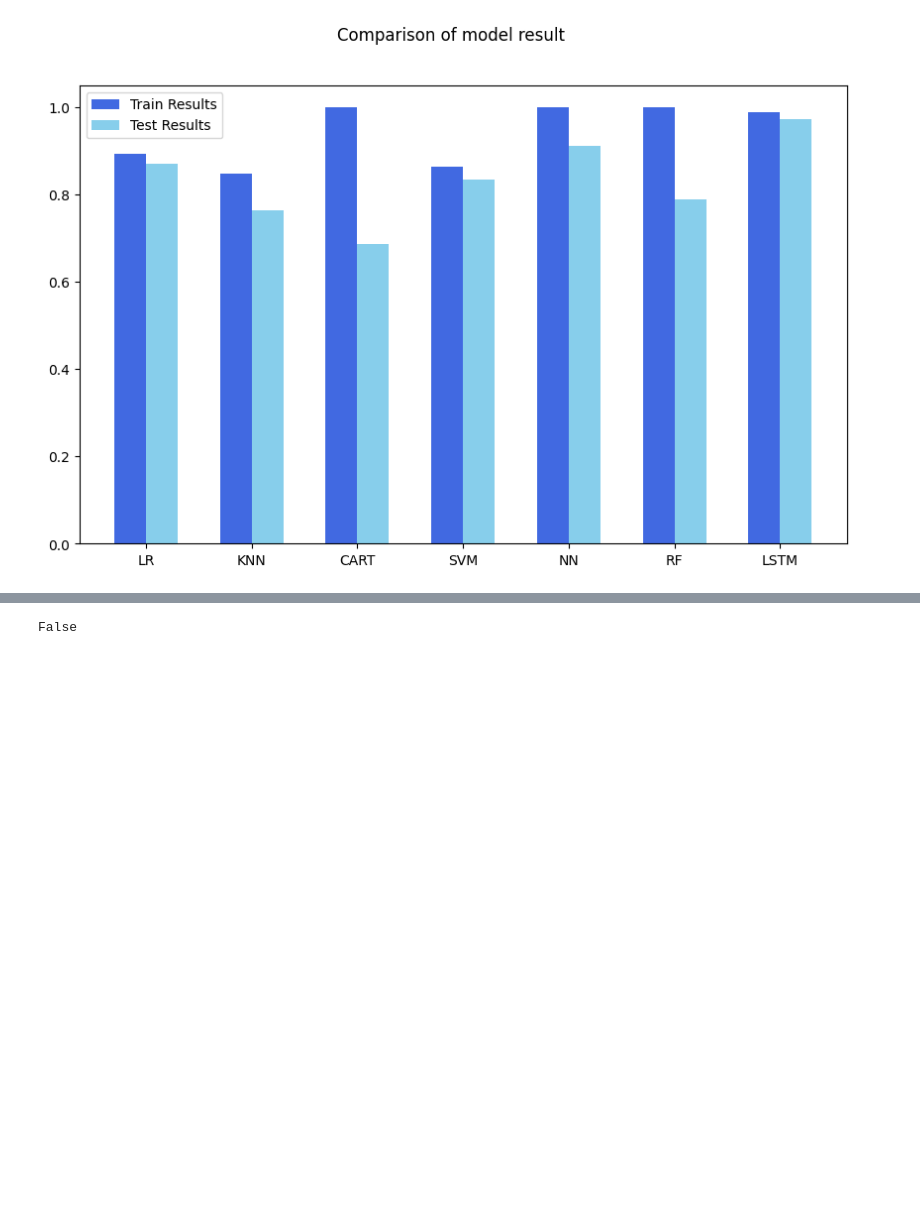
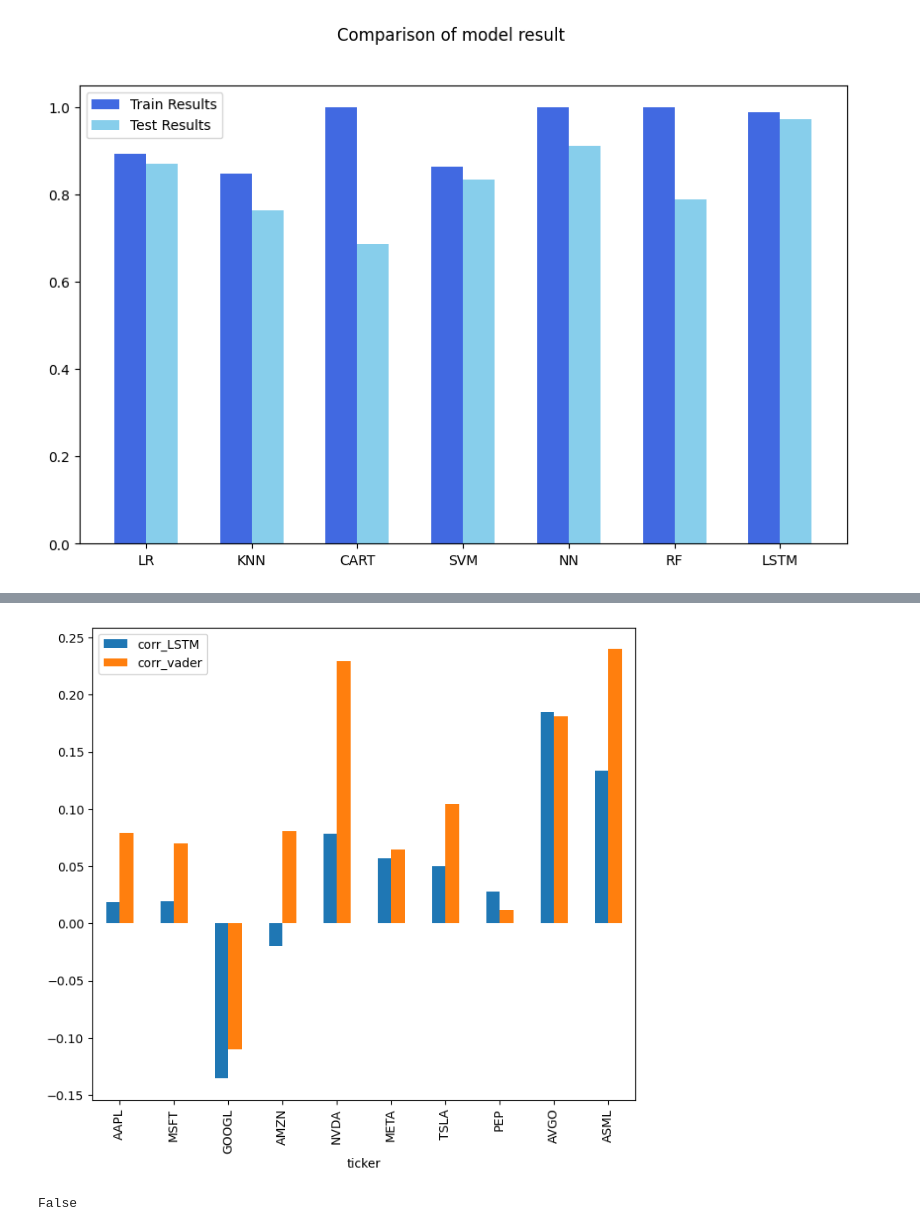
Before and after one commit to fedor44/Sentiment_for_Stock_Investment_Strategy, a Jupyter notebook: Untitled48.ipynb, the cells around one changed output, grey strips where cells are left out. Cells and saved outputs as stored; diff of their text form; code cells hidden in the pictures; blank space fills up the shorter version.

```diff
--- a/Untitled48.ipynb
+++ b/Untitled48.ipynb
@@ -410,3 +552,24 @@ pyplot.show()
+# %%
+# 수익률과 LSTM, vader 와의 상관 관계 계산 후 그래프로 표시
+corr_data = []
+for ticker in df_finalData['ticker'].unique():
+  ticker_data = df_finalData[df_finalData['ticker'] == ticker]
+  if ticker_data.shape[0] > 40 :
+    corr_LSTM = ticker_data['eventRet'].corr(ticker_data['sentiment_LSTM'])
+    corr_vader = ticker_data['eventRet'].corr(ticker_data['sentiment_vader'])
+    corr_data.append([ticker, corr_LSTM, corr_vader])
+  else:
+    continue
+
+df_corr = pd.DataFrame(corr_data, columns = ['ticker', 'corr_LSTM', 'corr_vader'])
+df_corr = df_corr.set_index('ticker')
+
+tickers = ['AAPL','MSFT','GOOGL','AMZN','NVDA','META','TSLA', 'PEP','AVGO','ASML']
+df_corr.loc[tickers].plot.bar(figsize = (8, 7))
+plt.show()
+# 각 ticker의 상관 관계를 살펴보면 확실히 vader쪽이 높음
+# %% [output]
+[figure, added]
 # %%
 import torch
 
```
Also changed, not shown: parts of 11 cells of this notebook.
